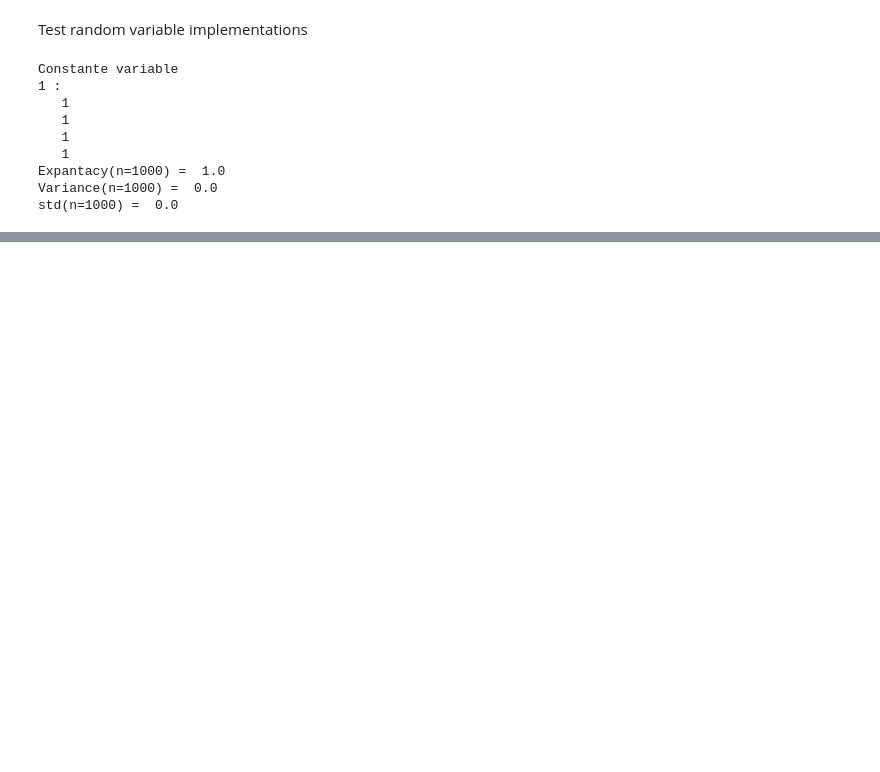
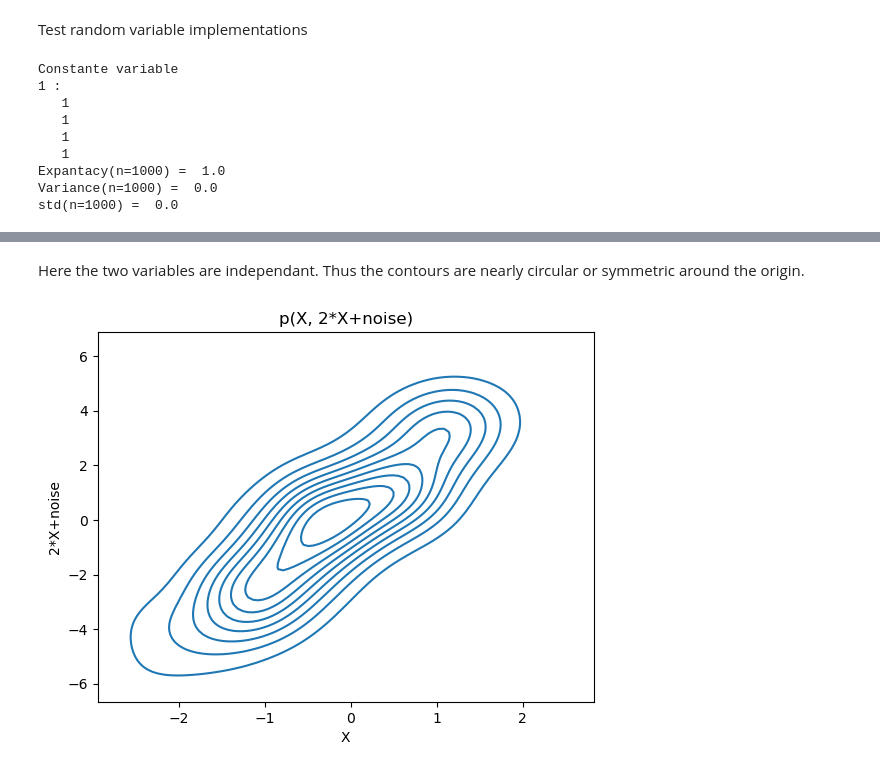
Before and after one commit to bmalick/machine-learning-grind, a Jupyter notebook: 01-machine-learning/01-stats/01-random-variables/main.ipynb, the cells around one changed output, grey strips where cells are left out. Drawn from its saved outputs; the diff is of its cells as text; code cells hidden in the pictures; blank space fills up the shorter version.

```diff
--- a/01-machine-learning/01-stats/01-random-variables/main.ipynb
+++ b/01-machine-learning/01-stats/01-random-variables/main.ipynb
@@ -123,0 +154,13 @@ plt.show()
+# %% [markdown]
+Here the two variables are independant. Thus the contours are nearly circular or symmetric around the origin.
+# %%
+n = 100
+x = np.random.normal(0,1,1000)
+var_x = RandomVariable("X", lambda n: x[:n])
+y = 2*x+np.random.normal(0,1,1000)
+var_y = RandomVariable("2*X+noise", lambda n: y[:n])
+fig, ax = plt.subplots()
+RandomVariable.get_bivariate_density(var_x=var_x, var_y=var_y, n=n, ax=ax) # Positive correlation
+plt.show()
+# %% [output]
+[figure, added]
```
Also changed, not shown: parts of 21 cells of this notebook, 2 other files.
